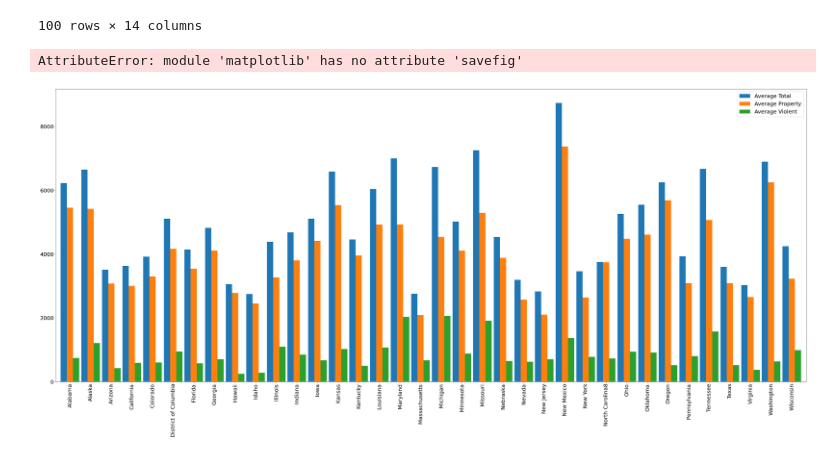
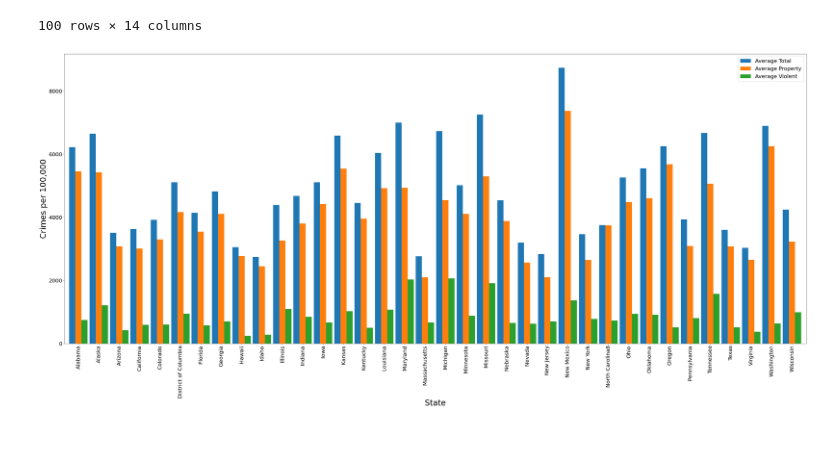
Before and after one commit to mkhan58/dscifinalproj-collab, a Jupyter notebook: final_wip_echo.ipynb, the cells around one changed output. Saved outputs shown, nothing was run; the diff lists cells and outputs as text; code cells hidden in the pictures.

```diff
--- a/final_wip_echo.ipynb
+++ b/final_wip_echo.ipynb
@@ -99,32 +99,34 @@ for state in crime_data['State'].unique():
     state_violent_sum = sum(crime_data.loc[crime_data['State'] == state, 'Total Violent'])
     state_violent_average = state_violent_sum/len(crime_data.loc[crime_data['State'] == state])
     state_property_sum = sum(crime_data.loc[crime_data['State'] == state, 'Total Property'])
     state_property_average = state_property_sum/len(crime_data.loc[crime_data['State'] == state])
     state_totals_dict[state] = {'Average Total' : state_total_average, 'Average Property' : state_property_average, 'Average Violent' : state_violent_average}
 
 # Murder, aggravated assault, motor vehicle theft
 state_specs_dict = {state: {} for state in crime_data['State'].unique()}
 for state in crime_data['State'].unique():
     state_murder_sum = crime_data.loc[crime_data['State'] == state, 'Murder/Manslaughter']
     state_murder_average = state_murder_sum/len(crime_data.loc[crime_data['State'] == state])
     state_aggrass_sum = crime_data.loc[crime_data['State'] == state, 'Assault']
     state_aggrass_average = state_aggrass_sum/len(crime_data.loc[crime_data['State'] == state])
     state_motortheft_sum = crime_data.loc[crime_data['State'] == state, 'Vehicle Theft']
     state_motortheft_average = state_motortheft_sum/len(crime_data.loc[crime_data['State'] == state])
     state_specs_dict[state] = {'Average Murder' : state_murder_average, 'Average Assault' : state_aggrass_average, 'Average Vehicle Theft' : state_motortheft_average}
 
 
 # DATA VIZ
 
 # bar graph of state total averages
 ax = pd.DataFrame(state_totals_dict).T.plot(kind = 'bar', figsize = (50, 20), width = 0.9)
 
+ax.set_xlabel('State', fontsize = 30)
+ax.set_ylabel('Crimes per 100,000', fontsize = 30)
+
 for label in (ax.get_xticklabels() + ax.get_yticklabels()):
     label.set_fontsize(20)
 
 ax.legend(fontsize=20)
 
 plt.savefig('state_total_averages.png', bbox_inches='tight')
 # %% [output]
-AttributeError: module 'matplotlib' has no attribute 'savefig'
-[figure, old version]
+[figure, new version]
```
Also changed, not shown: parts of 7 cells of this notebook.
